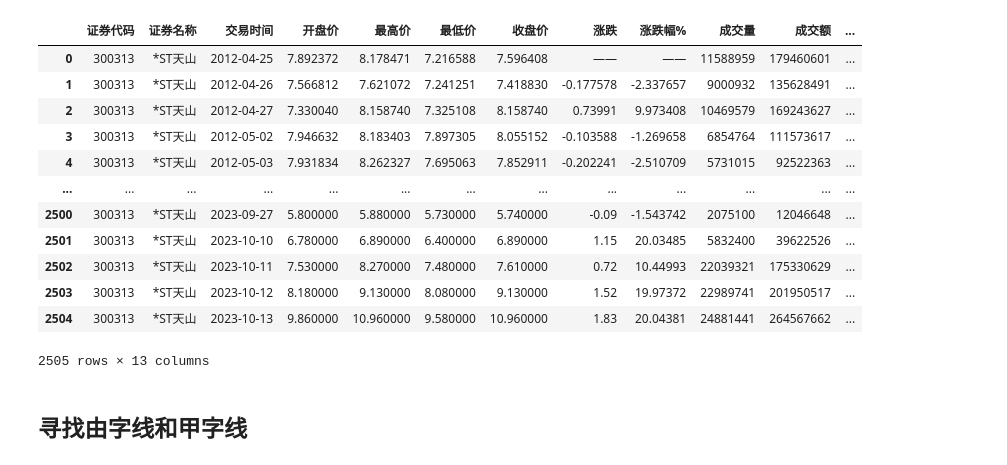
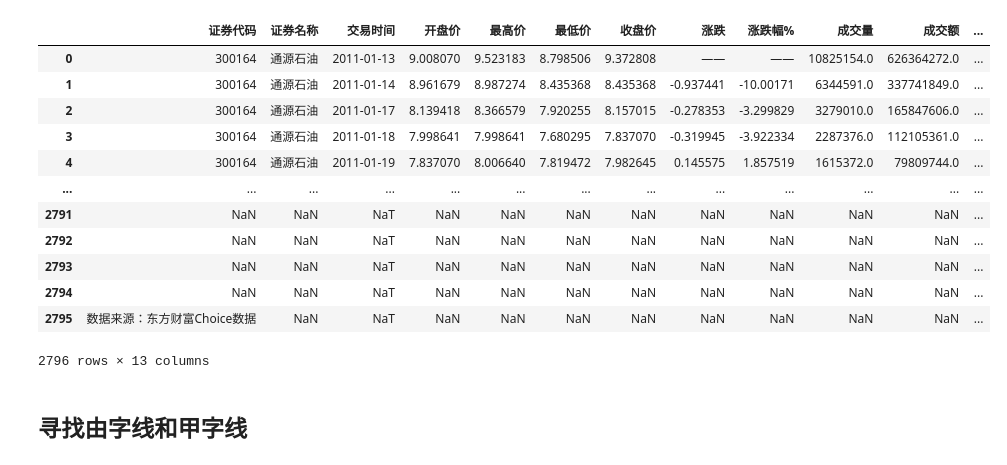
Before and after one commit to Zhu-Aemon/Quant_replication, a Jupyter notebook: Candlestick/Pattern.ipynb, the cells around one changed output. Saved outputs shown, nothing was run; the diff lists cells and outputs as text; code cells hidden in the pictures.

```diff
--- a/Candlestick/Pattern.ipynb
+++ b/Candlestick/Pattern.ipynb
@@ -1,23 +1,23 @@
 # %%
 import pandas as pd
 import numpy as np
 
-data = pd.read_excel('300313.xls')
+data = pd.read_excel('300164.xls')
 data
 # %% [output]
 |  | 证券代码 | 证券名称 | 交易时间 | 开盘价 | 最高价 | 最低价 | 收盘价 | 涨跌 | 涨跌幅% | 成交量 | 成交额 | ... |
-| 0 | 300313 | *ST天山 | 2012-04-25 | 7.892372 | 8.178471 | 7.216588 | 7.596408 | —— | —— | 11588959 | 179460601 | ... |
-| 1 | 300313 | *ST天山 | 2012-04-26 | 7.566812 | 7.621072 | 7.241251 | 7.418830 | -0.177578 | -2.337657 | 9000932 | 135628491 | ... |
-| 2 | 300313 | *ST天山 | 2012-04-27 | 7.330040 | 8.158740 | 7.325108 | 8.158740 | 0.73991 | 9.973408 | 10469579 | 169243627 | ... |
-| 3 | 300313 | *ST天山 | 2012-05-02 | 7.946632 | 8.183403 | 7.897305 | 8.055152 | -0.103588 | -1.269658 | 6854764 | 111573617 | ... |
-| 4 | 300313 | *ST天山 | 2012-05-03 | 7.931834 | 8.262327 | 7.695063 | 7.852911 | -0.202241 | -2.510709 | 5731015 | 92522363 | ... |
+| 0 | 300164 | 通源石油 | 2011-01-13 | 9.008070 | 9.523183 | 8.798506 | 9.372808 | —— | —— | 10825154.0 | 626364272.0 | ... |
+| 1 | 300164 | 通源石油 | 2011-01-14 | 8.961679 | 8.987274 | 8.435368 | 8.435368 | -0.937441 | -10.00171 | 6344591.0 | 337741849.0 | ... |
+| 2 | 300164 | 通源石油 | 2011-01-17 | 8.139418 | 8.366579 | 7.920255 | 8.157015 | -0.278353 | -3.299829 | 3279010.0 | 165847606.0 | ... |
+| 3 | 300164 | 通源石油 | 2011-01-18 | 7.998641 | 7.998641 | 7.680295 | 7.837070 | -0.319945 | -3.922334 | 2287376.0 | 112105361.0 | ... |
+| 4 | 300164 | 通源石油 | 2011-01-19 | 7.837070 | 8.006640 | 7.819472 | 7.982645 | 0.145575 | 1.857519 | 1615372.0 | 79809744.0 | ... |
 | ... | ... | ... | ... | ... | ... | ... | ... | ... | ... | ... | ... | ... |
-| 2500 | 300313 | *ST天山 | 2023-09-27 | 5.800000 | 5.880000 | 5.730000 | 5.740000 | -0.09 | -1.543742 | 2075100 | 12046648 | ... |
-| 2501 | 300313 | *ST天山 | 2023-10-10 | 6.780000 | 6.890000 | 6.400000 | 6.890000 | 1.15 | 20.03485 | 5832400 | 39622526 | ... |
-| 2502 | 300313 | *ST天山 | 2023-10-11 | 7.530000 | 8.270000 | 7.480000 | 7.610000 | 0.72 | 10.44993 | 22039321 | 175330629 | ... |
-| 2503 | 300313 | *ST天山 | 2023-10-12 | 8.180000 | 9.130000 | 8.080000 | 9.130000 | 1.52 | 19.97372 | 22989741 | 201950517 | ... |
-| 2504 | 300313 | *ST天山 | 2023-10-13 | 9.860000 | 10.960000 | 9.580000 | 10.960000 | 1.83 | 20.04381 | 24881441 | 264567662 | ... |
+| 2791 | NaN | NaN | NaT | NaN | NaN | NaN | NaN | NaN | NaN | NaN | NaN | ... |
+| 2792 | NaN | NaN | NaT | NaN | NaN | NaN | NaN | NaN | NaN | NaN | NaN | ... |
+| 2793 | NaN | NaN | NaT | NaN | NaN | NaN | NaN | NaN | NaN | NaN | NaN | ... |
+| 2794 | NaN | NaN | NaT | NaN | NaN | NaN | NaN | NaN | NaN | NaN | NaN | ... |
+| 2795 | 数据来源：东方财富Choice数据 | NaN | NaT | NaN | NaN | NaN | NaN | NaN | NaN | NaN | NaN | ... |
-2505 rows × 13 columns
+2796 rows × 13 columns
 # %% [markdown]
 ## 寻找由字线和甲字线
 # %%
```
Also changed, not shown: parts of 3 cells of this notebook.
